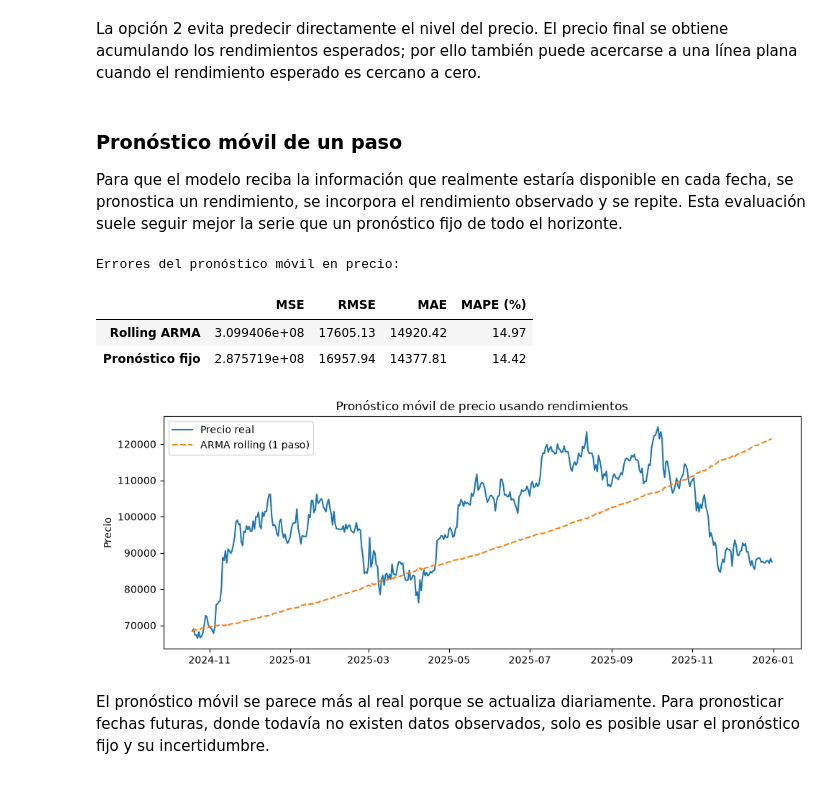
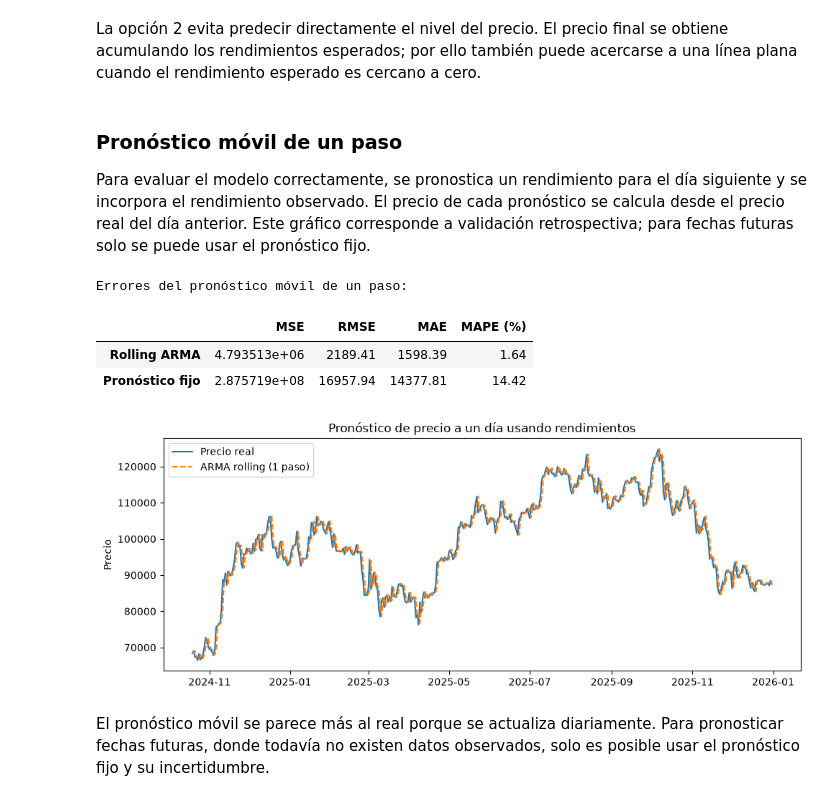
Before and after one commit to 23-Andres-QC/MineriaAvanzada, a Jupyter notebook: practica01.ipynb, the cells around one changed output. Drawn from its saved outputs; the diff is of its cells as text; code cells hidden in the pictures.

Commit message:
Corregir pronostico rolling de precio

```diff
--- a/practica01.ipynb
+++ b/practica01.ipynb
@@ -548,34 +548,40 @@ La opción 2 evita predecir directamente el nivel del precio. El precio final se
 # %% [markdown]
 ### Pronóstico móvil de un paso
 
-Para que el modelo reciba la información que realmente estaría disponible en cada fecha, se pronostica un rendimiento, se incorpora el rendimiento observado y se repite. Esta evaluación suele seguir mejor la serie que un pronóstico fijo de todo el horizonte.
+Para evaluar el modelo correctamente, se pronostica un rendimiento para el día siguiente y se incorpora el rendimiento observado. El precio de cada pronóstico se calcula desde el precio real del día anterior. Este gráfico corresponde a validación retrospectiva; para fechas futuras solo se puede usar el pronóstico fijo.
 # %%
-
-# Pronóstico rolling: un día adelante y actualización con el dato real
+# Pronóstico rolling: un día adelante usando la información disponible
 modelo_rolling = modelo_r
 pred_r_rolling = []
 for fecha, valor_real in test_r.items():
     pred = modelo_rolling.forecast(steps=1).iloc[0]
     pred_r_rolling.append(pred)
-    modelo_rolling = modelo_rolling.append(pd.Series([valor_real], index=[fecha], name=train_r.name), refit=False)
+    modelo_rolling = modelo_rolling.append(
+        pd.Series([valor_real], index=[fecha], name=train_r.name), refit=False
+    )
 
 pred_r_rolling = pd.Series(pred_r_rolling, index=test_r.index)
-precio_rolling = precio_inicial * np.exp(pred_r_rolling.cumsum())
 
-print('Errores del pronóstico móvil en precio:')
-display(pd.DataFrame({'Rolling ARMA': metricas(precio_test, precio_rolling),
-                     'Pronóstico fijo': metricas(precio_test, precio_pron_r)}).T.round(2))
+# En cada día se usa el precio real del día anterior para volver a precio.
+precio_anterior_real = precio.shift(1).loc[test_r.index]
+precio_rolling = precio_anterior_real * np.exp(pred_r_rolling)
+
+print('Errores del pronóstico móvil de un paso:')
+display(pd.DataFrame({
+    'Rolling ARMA': metricas(precio_test, precio_rolling),
+    'Pronóstico fijo': metricas(precio_test, precio_pron_r)
+}).T.round(2))
 
 plt.plot(precio_test, label='Precio real')
 plt.plot(precio_rolling, '--', label='ARMA rolling (1 paso)')
-plt.title('Pronóstico móvil de precio usando rendimientos')
+plt.title('Pronóstico de precio a un día usando rendimientos')
 plt.ylabel('Precio')
 plt.legend(); plt.tight_layout(); plt.show()
 # %% [output]
-Errores del pronóstico móvil en precio:
+Errores del pronóstico móvil de un paso:
 |  | MSE | RMSE | MAE | MAPE (%) |
-| Rolling ARMA | 3.099406e+08 | 17605.13 | 14920.42 | 14.97 |
+| Rolling ARMA | 4.793513e+06 | 2189.41 | 1598.39 | 1.64 |
 | Pronóstico fijo | 2.875719e+08 | 16957.94 | 14377.81 | 14.42 |
-[figure, old version]
+[figure, new version]
 # %% [markdown]
 El pronóstico móvil se parece más al real porque se actualiza diariamente. Para pronosticar fechas futuras, donde todavía no existen datos observados, solo es posible usar el pronóstico fijo y su incertidumbre.
```
